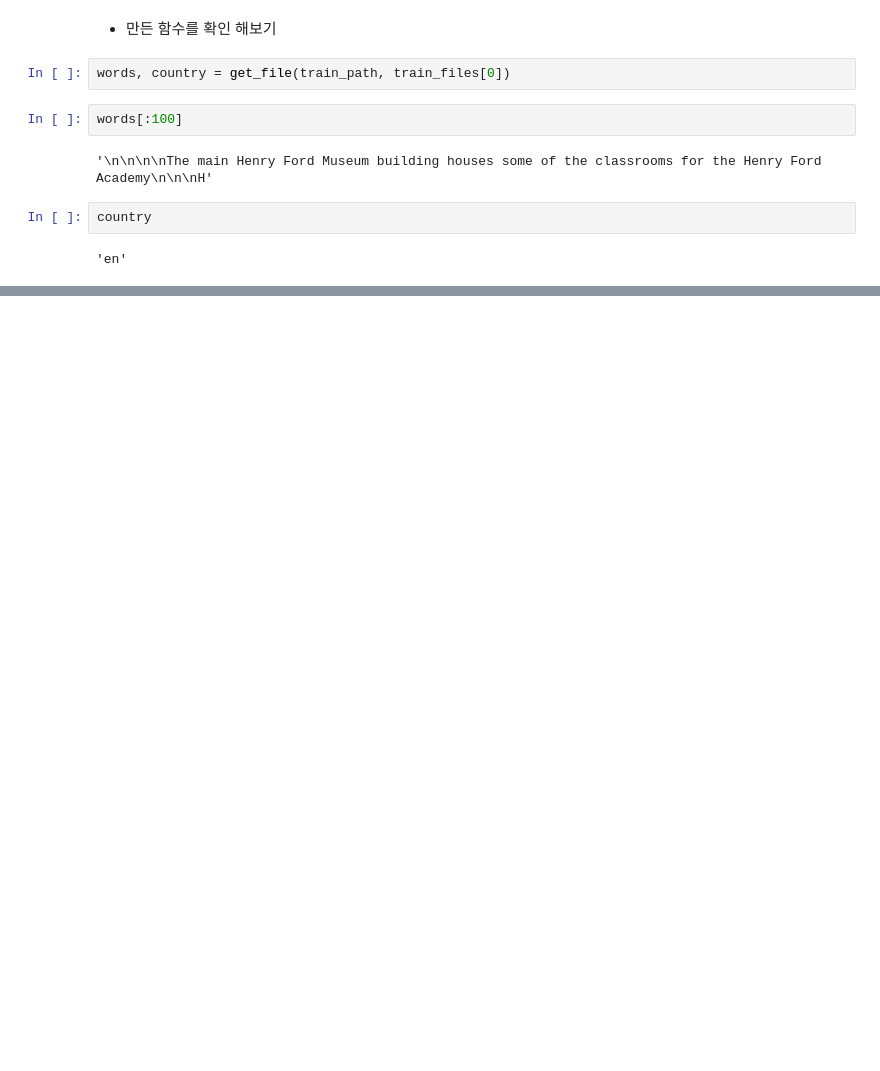
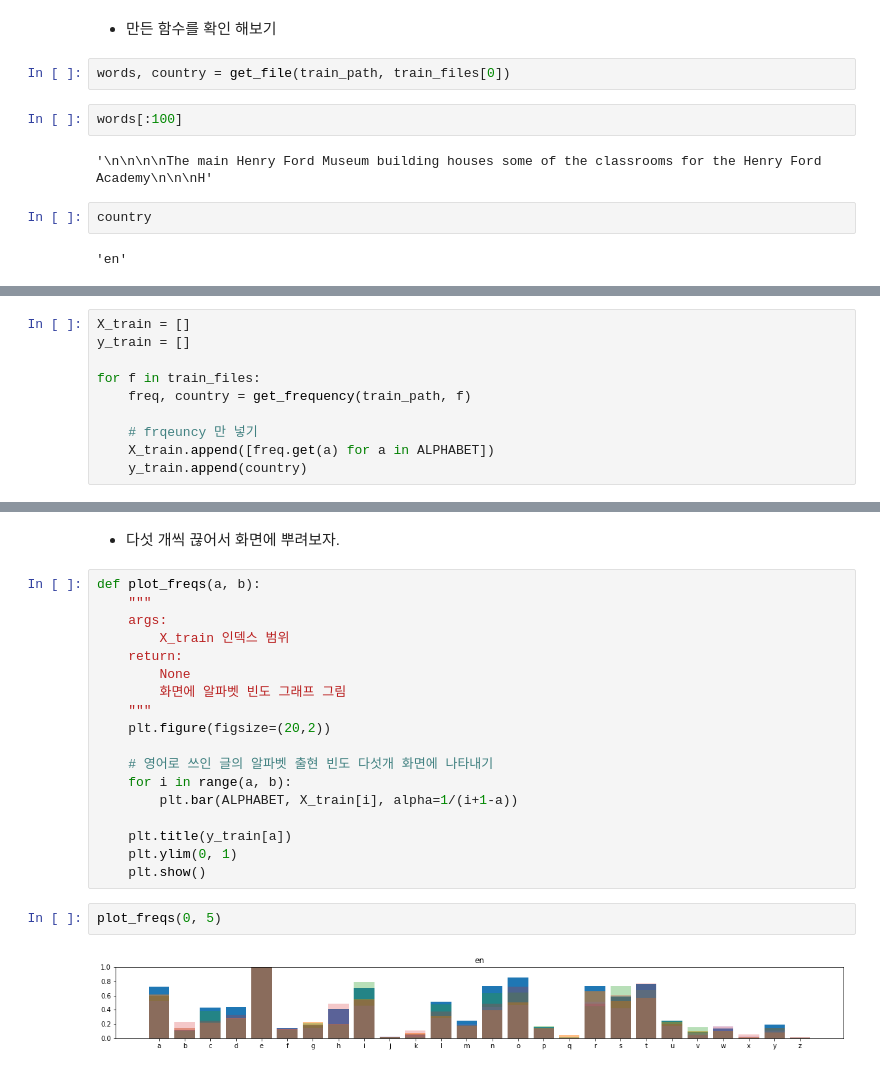
Before and after one commit to WoongheeLee/class-2020-Artificial-Intelligence-and-Future-Society, a Jupyter notebook: week09/language_classification.ipynb, the cells around one changed output, grey strips where cells are left out. Cells and saved outputs as stored; diff of their text form; blank space fills up the shorter version.

```diff
--- a/week09/language_classification.ipynb
+++ b/week09/language_classification.ipynb
@@ -189,0 +330,10 @@ sorted(re.findall('[a-zA-Z]',temp))
+# %%
+X_train = []
+y_train = []
+
+for f in train_files:
+    freq, country = get_frequency(train_path, f)
+
+    # frqeuncy 만 넣기
+    X_train.append([freq.get(a) for a in ALPHABET])
+    y_train.append(country)
@@ -189,0 +372,24 @@ sorted(re.findall('[a-zA-Z]',temp))
+# %% [markdown]
+* 다섯 개씩 끊어서 화면에 뿌려보자.
+# %%
+def plot_freqs(a, b):
+    """
+    args:
+        X_train 인덱스 범위
+    return:
+        None
+        화면에 알파벳 빈도 그래프 그림
+    """
+    plt.figure(figsize=(20,2))
+
+    # 영어로 쓰인 글의 알파벳 출현 빈도 다섯개 화면에 나타내기
+    for i in range(a, b):
+        plt.bar(ALPHABET, X_train[i], alpha=1/(i+1-a))
+
+    plt.title(y_train[a])
+    plt.ylim(0, 1)
+    plt.show()
+# %%
+plot_freqs(0, 5)
+# %% [output]
+[figure, added]
```
Also changed, not shown: parts of 58 cells of this notebook.
